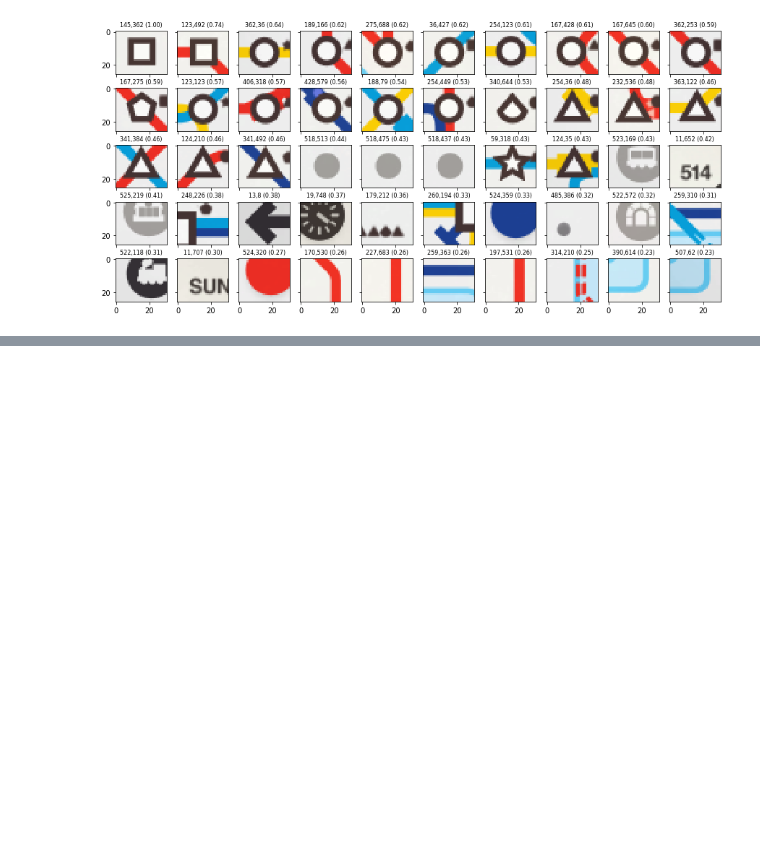
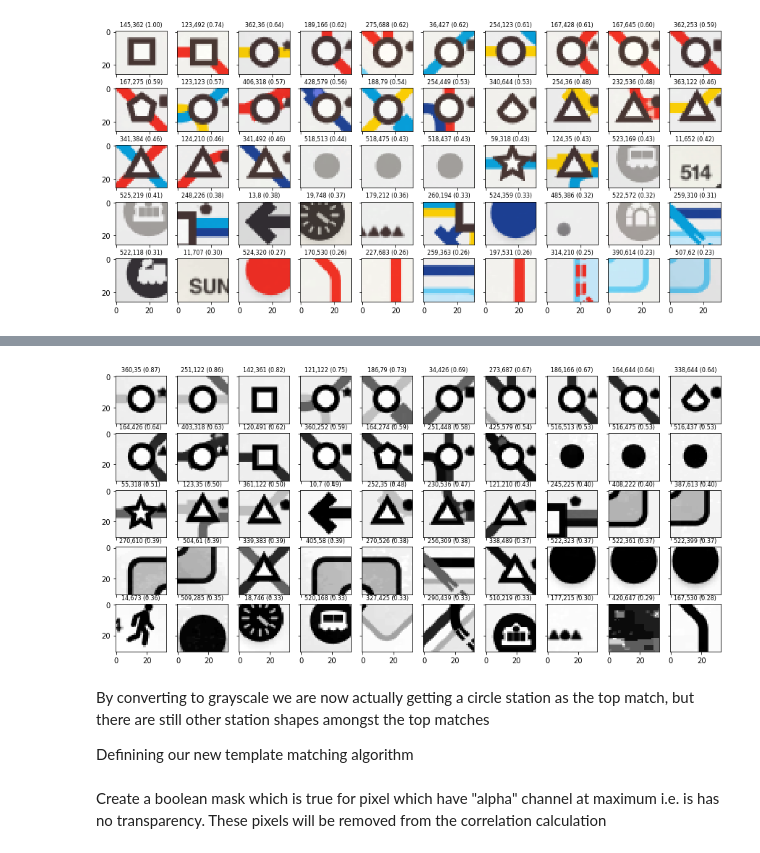
Before and after one commit to david-macleod/mini-metro, a Jupyter notebook: notebooks/02-station-template-matching.ipynb, the cells around one changed output, grey strips where cells are left out. Saved outputs shown, nothing was run; the diff lists cells and outputs as text; code cells hidden in the pictures; blank space fills up the shorter version.

```diff
--- a/notebooks/02-station-template-matching.ipynb
+++ b/notebooks/02-station-template-matching.ipynb
@@ -174,0 +219,10 @@ Note this can **not** simply be achieved by setting these values to zero (which
+# %%
+matches_g = match_template(image_g, template_g)
+
+plot_top_matches(matches_g, image_g, template_g, dedupe=True)
+# %% [output]
+[figure, added]
+# %% [markdown]
+By converting to grayscale we are now actually getting a circle station as the top match, but there are still other station shapes amongst the top matches
+
+Definining our new template matching algorithm
@@ -174,0 +260,2 @@ Note this can **not** simply be achieved by setting these values to zero (which
+# %% [markdown]
+Create a boolean mask which is true for pixel which have "alpha" channel at maximum i.e. is has no transparency. These pixels will be removed from the correlation calculation
```
Also changed, not shown: parts of 17 cells of this notebook.
